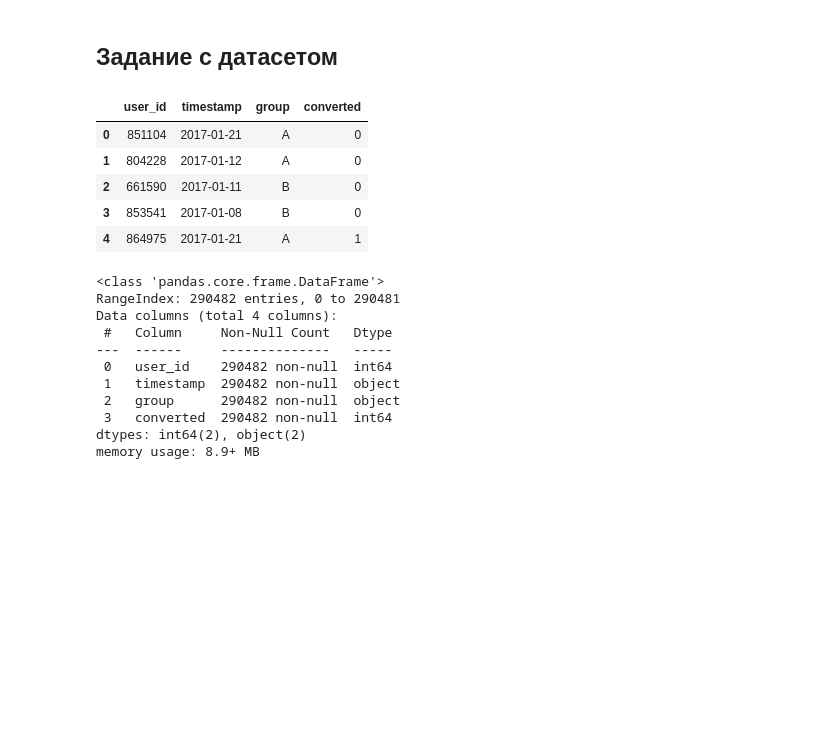
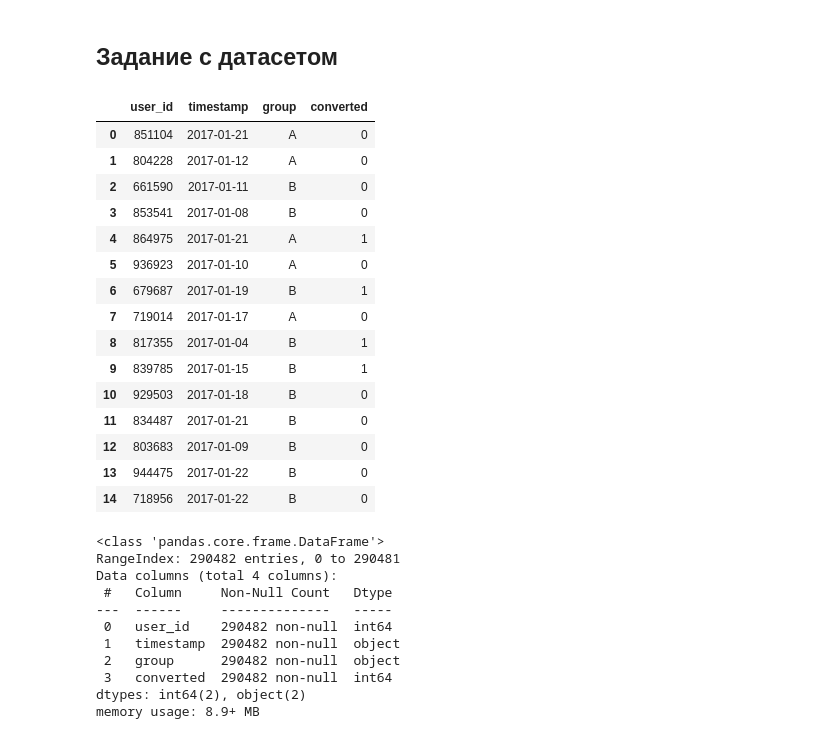
Before and after one commit to DmitriySky47/sf_data_science, a Jupyter notebook: Skillfactory/EDA_5_AB_тестирование/AB_testing.ipynb, the cells around one changed output. Saved outputs shown, nothing was run; the diff lists cells and outputs as text; code cells hidden in the pictures; blank space fills up the shorter version.

```diff
--- a/Skillfactory/EDA_5_AB_тестирование/AB_testing.ipynb
+++ b/Skillfactory/EDA_5_AB_тестирование/AB_testing.ipynb
@@ -5,17 +5,27 @@
 # %%
 import pandas as pd
 import matplotlib.pyplot as plt
 import seaborn as sns
 
 ab_data = pd.read_csv('data/ab_data.csv')
-ab_data.head()
+ab_data.head(15)
 # %% [output]
 |  | user_id | timestamp | group | converted |
 | 0 | 851104 | 2017-01-21 | A | 0 |
 | 1 | 804228 | 2017-01-12 | A | 0 |
 | 2 | 661590 | 2017-01-11 | B | 0 |
 | 3 | 853541 | 2017-01-08 | B | 0 |
 | 4 | 864975 | 2017-01-21 | A | 1 |
+| 5 | 936923 | 2017-01-10 | A | 0 |
+| 6 | 679687 | 2017-01-19 | B | 1 |
+| 7 | 719014 | 2017-01-17 | A | 0 |
+| 8 | 817355 | 2017-01-04 | B | 1 |
+| 9 | 839785 | 2017-01-15 | B | 1 |
+| 10 | 929503 | 2017-01-18 | B | 0 |
+| 11 | 834487 | 2017-01-21 | B | 0 |
+| 12 | 803683 | 2017-01-09 | B | 0 |
+| 13 | 944475 | 2017-01-22 | B | 0 |
+| 14 | 718956 | 2017-01-22 | B | 0 |
 # %%
 ab_data.info()
 # %% [output]
```
Also changed, not shown: parts of 6 cells of this notebook, 9 other files.
